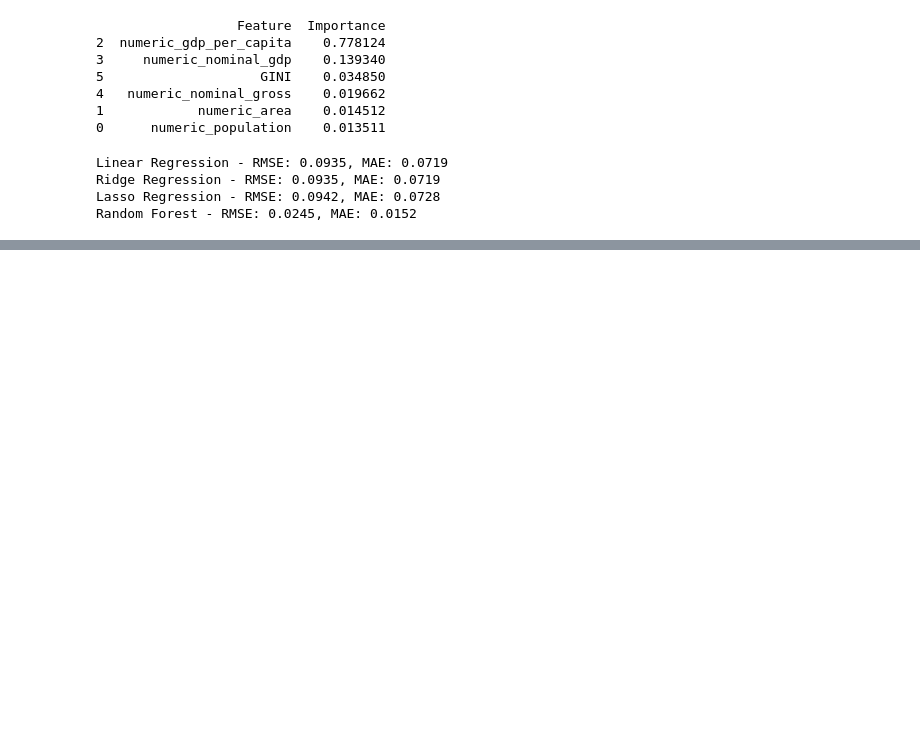
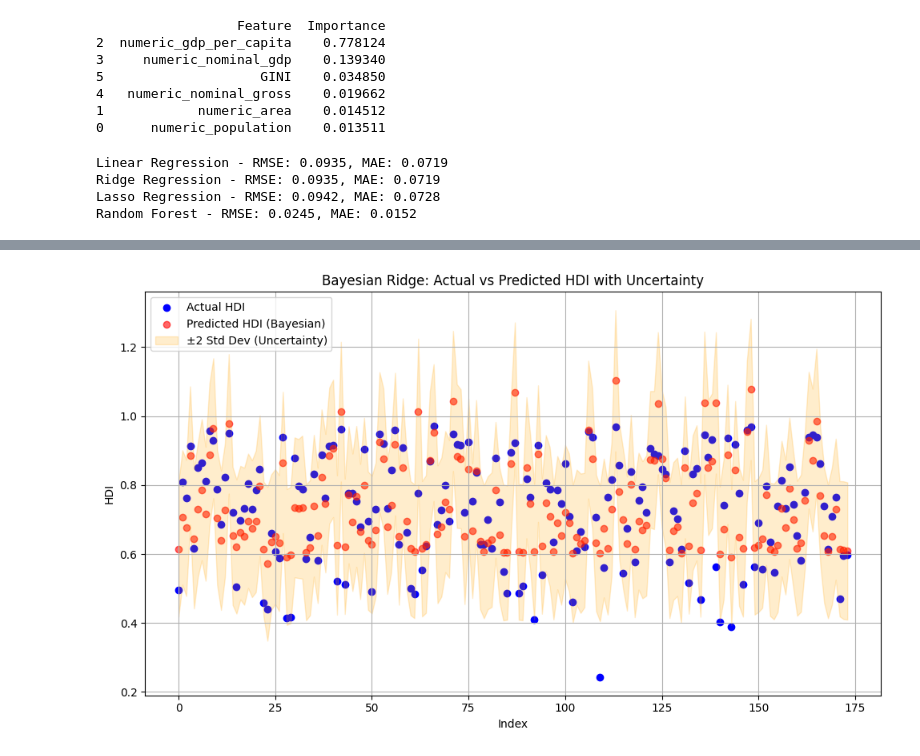
Before and after one commit to studentAybu/ML_GlobalCountryMetrics2025, a Jupyter notebook: ML_GlobalCountryMetrics2025.ipynb, the cells around one changed output, grey strips where cells are left out. Saved outputs shown, nothing was run; the diff lists cells and outputs as text; code cells hidden in the pictures; blank space fills up the shorter version.

```diff
--- a/ML_GlobalCountryMetrics2025.ipynb
+++ b/ML_GlobalCountryMetrics2025.ipynb
@@ -374,0 +410,34 @@ Random Forest - RMSE: 0.0245, MAE: 0.0152
+# %%
+import matplotlib.pyplot as plt
+import numpy as np
+
+
+x = np.arange(len(target_table))
+
+plt.figure(figsize=(10,6))
+
+
+plt.scatter(x, target_table.values.ravel(), color='blue', label='Actual HDI')
+
+
+plt.scatter(x, bayesian_preds, color='red', alpha=0.6, label='Predicted HDI (Bayesian)')
+
+
+plt.fill_between(
+    x,
+    bayesian_preds - 2*stds,
+    bayesian_preds + 2*stds,
+    color='orange',
+    alpha=0.2,
+    label='±2 Std Dev (Uncertainty)'
+)
+
+plt.xlabel('Index')
+plt.ylabel('HDI')
+plt.title('Bayesian Ridge: Actual vs Predicted HDI with Uncertainty')
+plt.legend()
+plt.grid(True)
+plt.tight_layout()
+plt.show()
+# %% [output]
+[figure, added]
```
Also changed, not shown: parts of 3 cells of this notebook.
